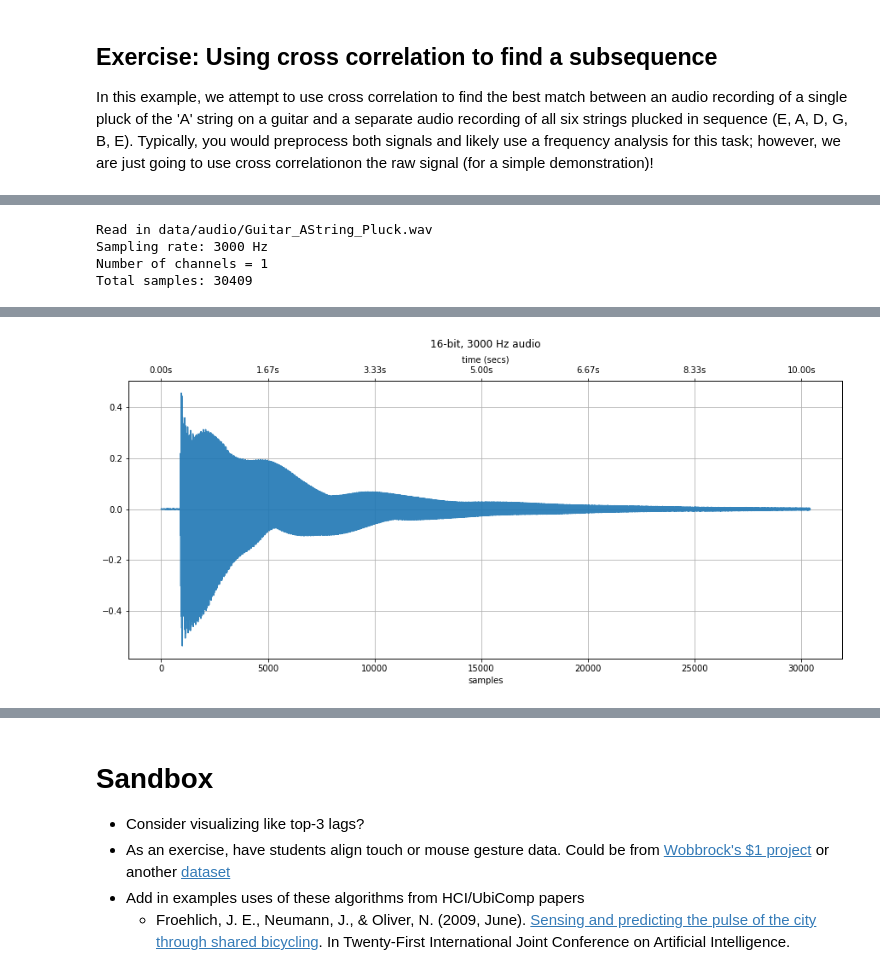
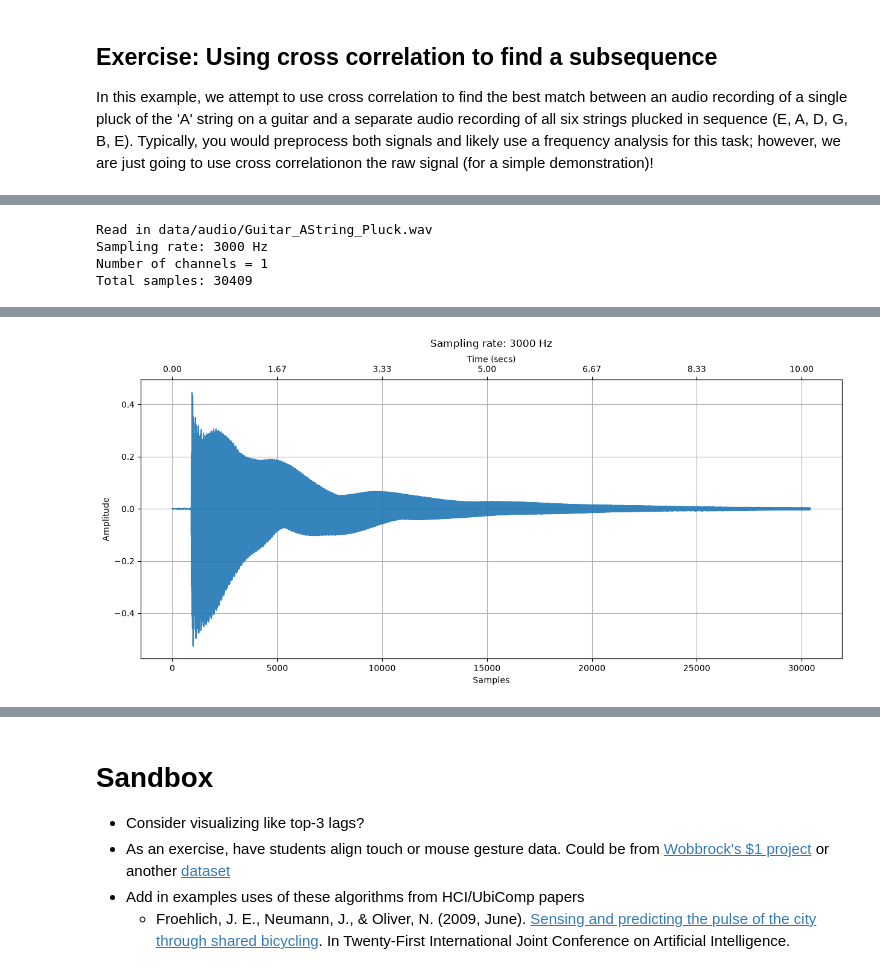
Before and after one commit to makeabilitylab/signals, a Jupyter notebook: Tutorials/Signals - Comparing Signals.ipynb, the cells around one changed output, grey strips where cells are left out. Cells and saved outputs as stored; diff of their text form; code cells hidden in the pictures.

```diff
--- a/Tutorials/Signals - Comparing Signals.ipynb
+++ b/Tutorials/Signals - Comparing Signals.ipynb
@@ -552,20 +551,20 @@ Total samples: 143070
 # %%
 # Read in the A string pluck audio file
 sound_file = 'data/audio/Guitar_AString_Pluck.wav'
 guiter_pluck_a_string, sampling_rate = librosa.load(sound_file, sr=read_in_sampling_rate)
 print(f"Read in {sound_file}")
 print(f"Sampling rate: {sampling_rate} Hz")
 print(f"Number of channels = {len(guiter_pluck_a_string.shape)}")
 print(f"Total samples: {guiter_pluck_a_string.shape[0]}")
-makelab.audio.plot_signal(guiter_pluck_a_string, sampling_rate)
+makelab.signal.plot_signal(guiter_pluck_a_string, sampling_rate)
 ipd.Audio(guiter_pluck_a_string, rate=sampling_rate)
 # %% [output]
 Read in data/audio/Guitar_AString_Pluck.wav
 Sampling rate: 3000 Hz
 Number of channels = 1
 Total samples: 30409
 [interactive output not drawn]
-[figure, old version]
+[figure, new version]
 # %%
 # Convert both signals to mono and then compare them
 a = makelab.audio.convert_to_mono(guitar_pluck_six_strings)
```
Also changed, not shown: parts of 18 cells of this notebook, 4 other files.
